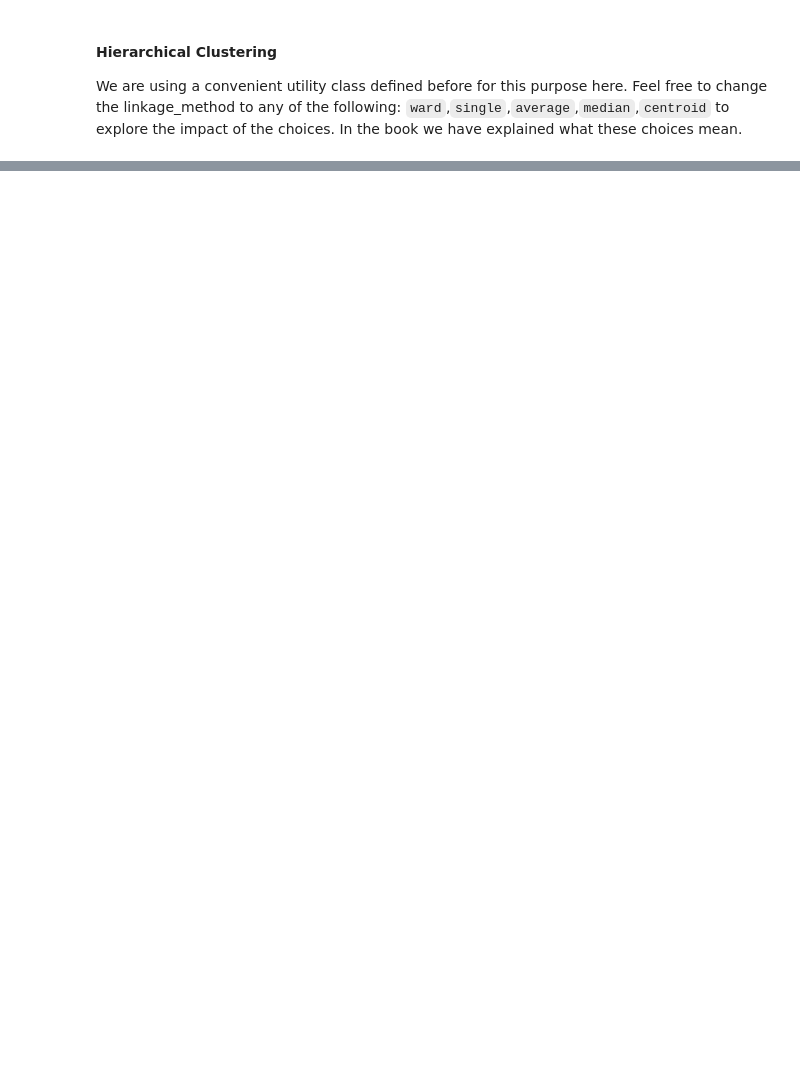
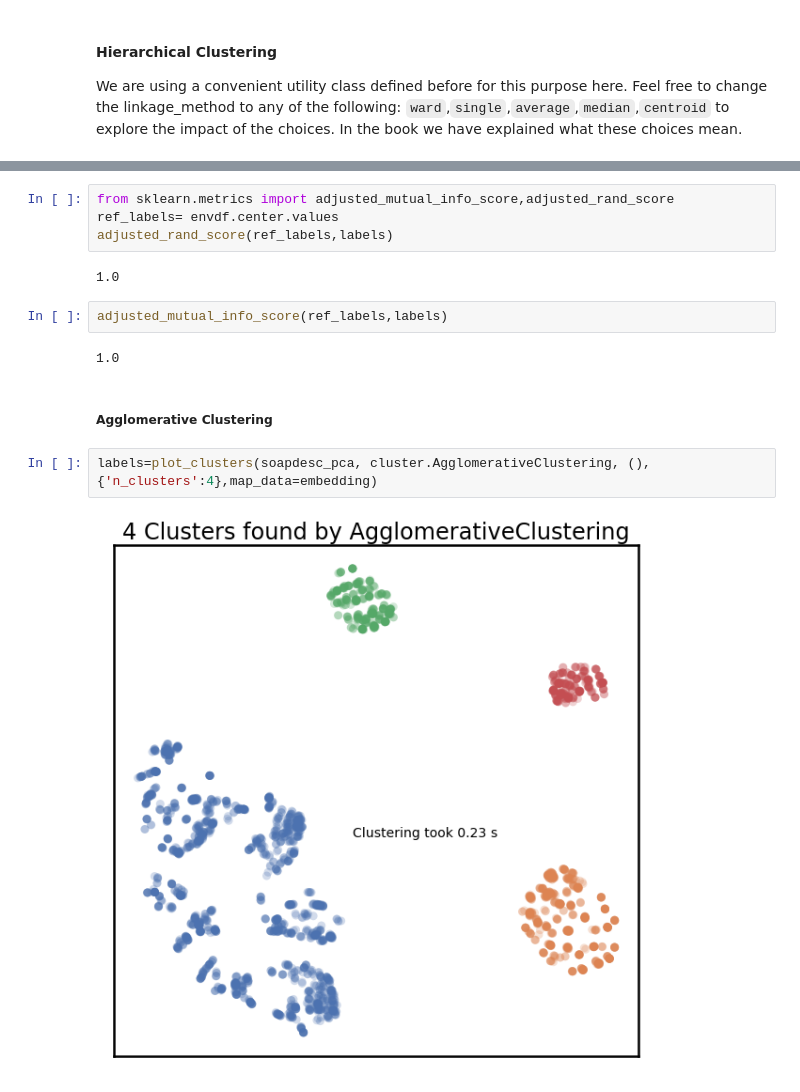
Before and after one commit to cersonsky-lab/unsupervised-ml, a Jupyter notebook: Surface_analysis.ipynb, the cells around one changed output, grey strips where cells are left out. Drawn from its saved outputs; the diff is of its cells as text; blank space fills up the shorter version.

```diff
--- a/Surface_analysis.ipynb
+++ b/Surface_analysis.ipynb
@@ -461,0 +538,16 @@ kneedloc=KneeLocator(np.arange(len(pca.explained_variance_ratio_)))
+# %%
+from sklearn.metrics import adjusted_mutual_info_score,adjusted_rand_score
+ref_labels= envdf.center.values
+adjusted_rand_score(ref_labels,labels)
+# %% [output]
+1.0
+# %%
+adjusted_mutual_info_score(ref_labels,labels)
+# %% [output]
+1.0
+# %% [markdown]
+##### Agglomerative Clustering
+# %%
+labels=plot_clusters(soapdesc_pca, cluster.AgglomerativeClustering, (), {'n_clusters':4},map_data=embedding)
+# %% [output]
+[figure, added]
```
Also changed, not shown: parts of 58 cells of this notebook, 51 other files.
